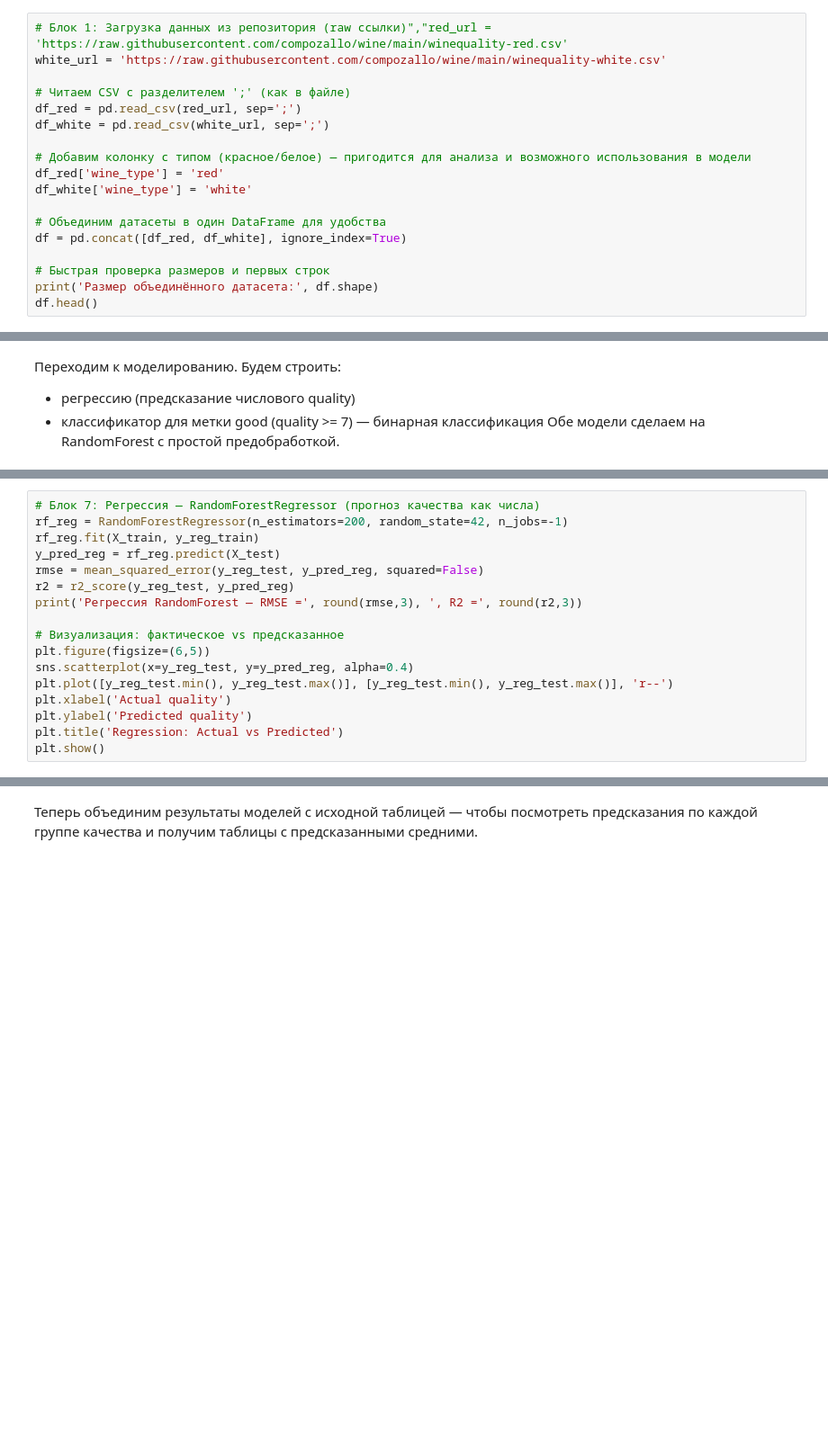
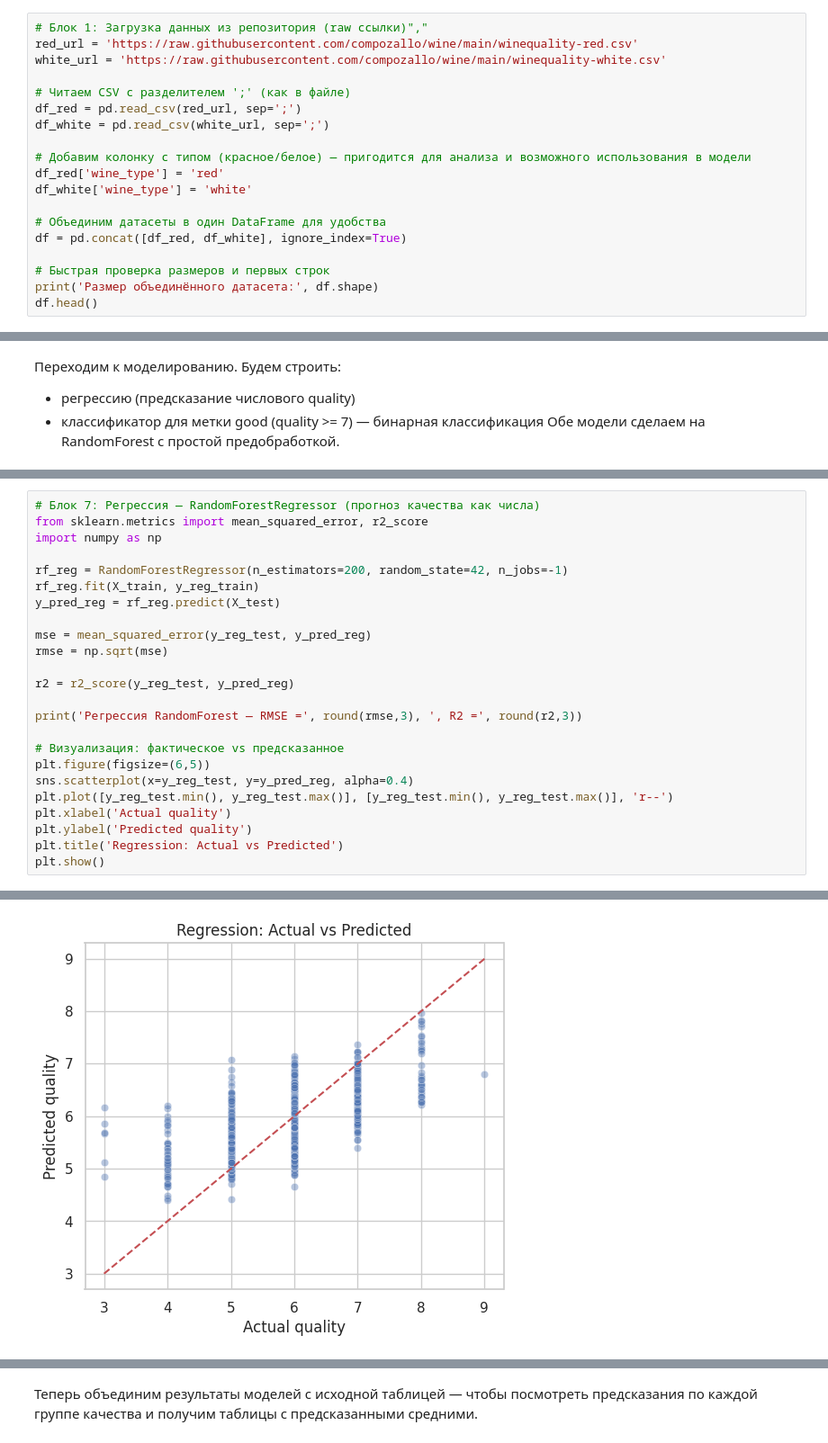
Before and after one commit to compozallo/wine, a Jupyter notebook: notebooks_wine_quality_analysis_v2.ipynb, the cells around one changed output, grey strips where cells are left out. Shown: that part at 90% size. Drawn from its saved outputs; the diff is of its cells as text; blank space fills up the shorter version.

```diff
--- a/notebooks_wine_quality_analysis_v2.ipynb
+++ b/notebooks_wine_quality_analysis_v2.ipynb
@@ -26,7 +28,8 @@ import warnings
 warnings.filterwarnings('ignore')
 sns.set(style='whitegrid')
 # %%
-# Блок 1: Загрузка данных из репозитория (raw ссылки)","red_url = 'https://raw.githubusercontent.com/compozallo/wine/main/winequality-red.csv'
+# Блок 1: Загрузка данных из репозитория (raw ссылки)","
+red_url = 'https://raw.githubusercontent.com/compozallo/wine/main/winequality-red.csv'
 white_url = 'https://raw.githubusercontent.com/compozallo/wine/main/winequality-white.csv'
 
 # Читаем CSV с разделителем ';' (как в файле)
@@ -163,10 +235,17 @@ print('Train size:', X_train.shape, 'Test size:', X_test.shape)
 # %%
 # Блок 7: Регрессия — RandomForestRegressor (прогноз качества как числа)
+from sklearn.metrics import mean_squared_error, r2_score
+import numpy as np
+
 rf_reg = RandomForestRegressor(n_estimators=200, random_state=42, n_jobs=-1)
 rf_reg.fit(X_train, y_reg_train)
 y_pred_reg = rf_reg.predict(X_test)
-rmse = mean_squared_error(y_reg_test, y_pred_reg, squared=False)
+
+mse = mean_squared_error(y_reg_test, y_pred_reg)
+rmse = np.sqrt(mse)
+
 r2 = r2_score(y_reg_test, y_pred_reg)
+
 print('Регрессия RandomForest — RMSE =', round(rmse,3), ', R2 =', round(r2,3))
 
 # Визуализация: фактическое vs предсказанное
@@ -177,3 +256,4 @@ plt.xlabel('Actual quality')
 plt.ylabel('Predicted quality')
 plt.title('Regression: Actual vs Predicted')
 plt.show()
+# %% [output]
@@ -180,3 +261,4 @@ plt.show()
+[figure, added]
 # %%
 # Блок 8: Классификация — предсказание метки good
 rf_clf = RandomForestClassifier(n_estimators=200, random_state=42, n_jobs=-1)
```
Also changed, not shown: parts of 11 cells of this notebook.
